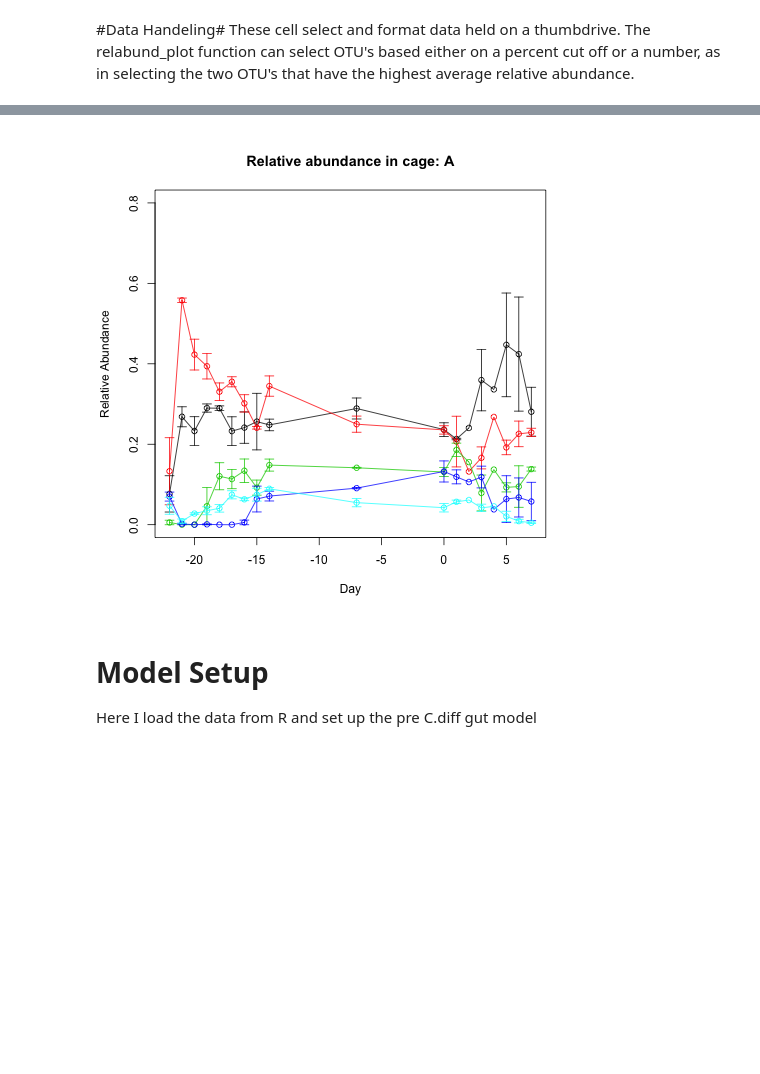
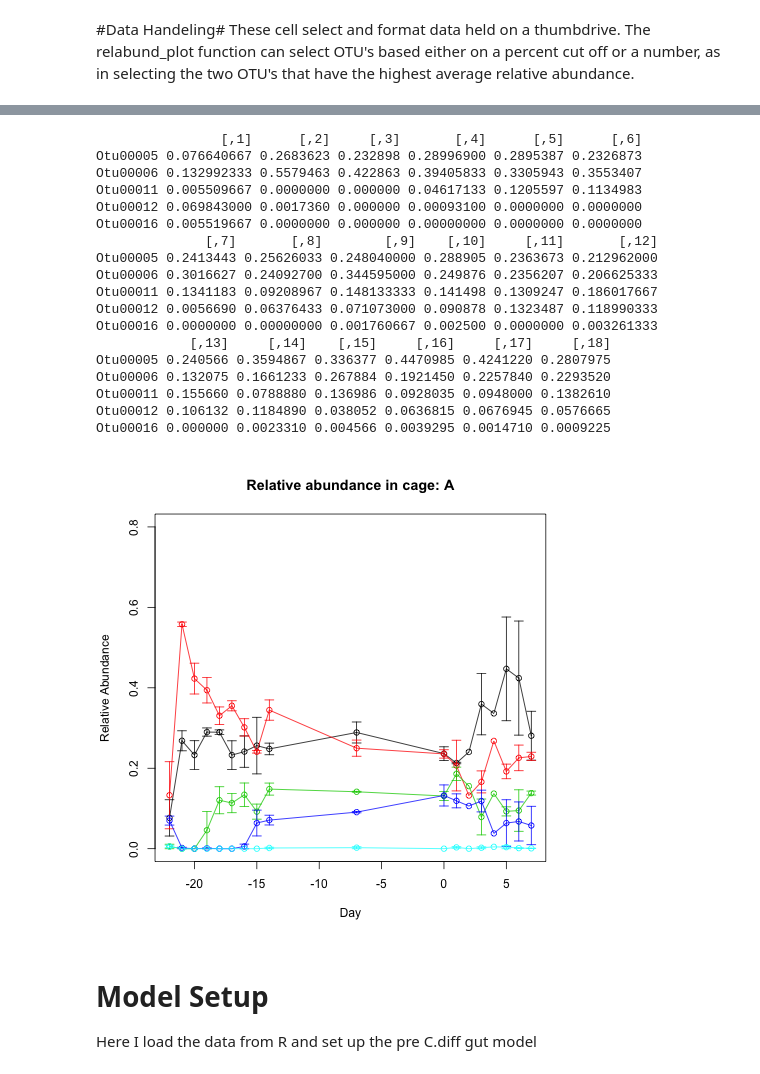
Before and after one commit to jtmccr1/603-Codes, a Jupyter notebook: EPID603 Final.ipynb, the cells around one changed output, grey strips where cells are left out. Saved outputs shown, nothing was run; the diff lists cells and outputs as text; code cells hidden in the pictures; blank space fills up the shorter version.

```diff
--- a/EPID603 Final.ipynb
+++ b/EPID603 Final.ipynb
@@ -43,13 +25,33 @@ The following object(s) are masked from ‘package:gplots’:
 # %%
 %%R
-x<-relabund_plot('A',relabund,'count',5)
+x<-relabund_plot('A',relabund,'count',4)
 means<- t(x[[1]])
 
 errors<- t(x[[2]]) # Means errors and days are saved so they can be used in the python analyis below
 
 days<- x[[3]]
+
+print(means)
 # %% [output]
+                [,1]      [,2]     [,3]       [,4]      [,5]      [,6]
+Otu00005 0.076640667 0.2683623 0.232898 0.28996900 0.2895387 0.2326873
+Otu00006 0.132992333 0.5579463 0.422863 0.39405833 0.3305943 0.3553407
+Otu00011 0.005509667 0.0000000 0.000000 0.04617133 0.1205597 0.1134983
+Otu00012 0.069843000 0.0017360 0.000000 0.00093100 0.0000000 0.0000000
+Otu00016 0.005519667 0.0000000 0.000000 0.00000000 0.0000000 0.0000000
+              [,7]       [,8]        [,9]    [,10]     [,11]       [,12]
+Otu00005 0.2413443 0.25626033 0.248040000 0.288905 0.2363673 0.212962000
+Otu00006 0.3016627 0.24092700 0.344595000 0.249876 0.2356207 0.206625333
+Otu00011 0.1341183 0.09208967 0.148133333 0.141498 0.1309247 0.186017667
+Otu00012 0.0056690 0.06376433 0.071073000 0.090878 0.1323487 0.118990333
+Otu00016 0.0000000 0.00000000 0.001760667 0.002500 0.0000000 0.003261333
+            [,13]     [,14]    [,15]     [,16]     [,17]     [,18]
+Otu00005 0.240566 0.3594867 0.336377 0.4470985 0.4241220 0.2807975
+Otu00006 0.132075 0.1661233 0.267884 0.1921450 0.2257840 0.2293520
+Otu00011 0.155660 0.0788880 0.136986 0.0928035 0.0948000 0.1382610
+Otu00012 0.106132 0.1184890 0.038052 0.0636815 0.0676945 0.0576665
+Otu00016 0.000000 0.0023310 0.004566 0.0039295 0.0014710 0.0009225
-[figure, old version]
+[figure, new version]
 # %% [markdown]
 # Model Setup #
 Here I load the data from R and set up the pre C.diff gut model
```
Also changed, not shown: parts of 18 cells of this notebook.
